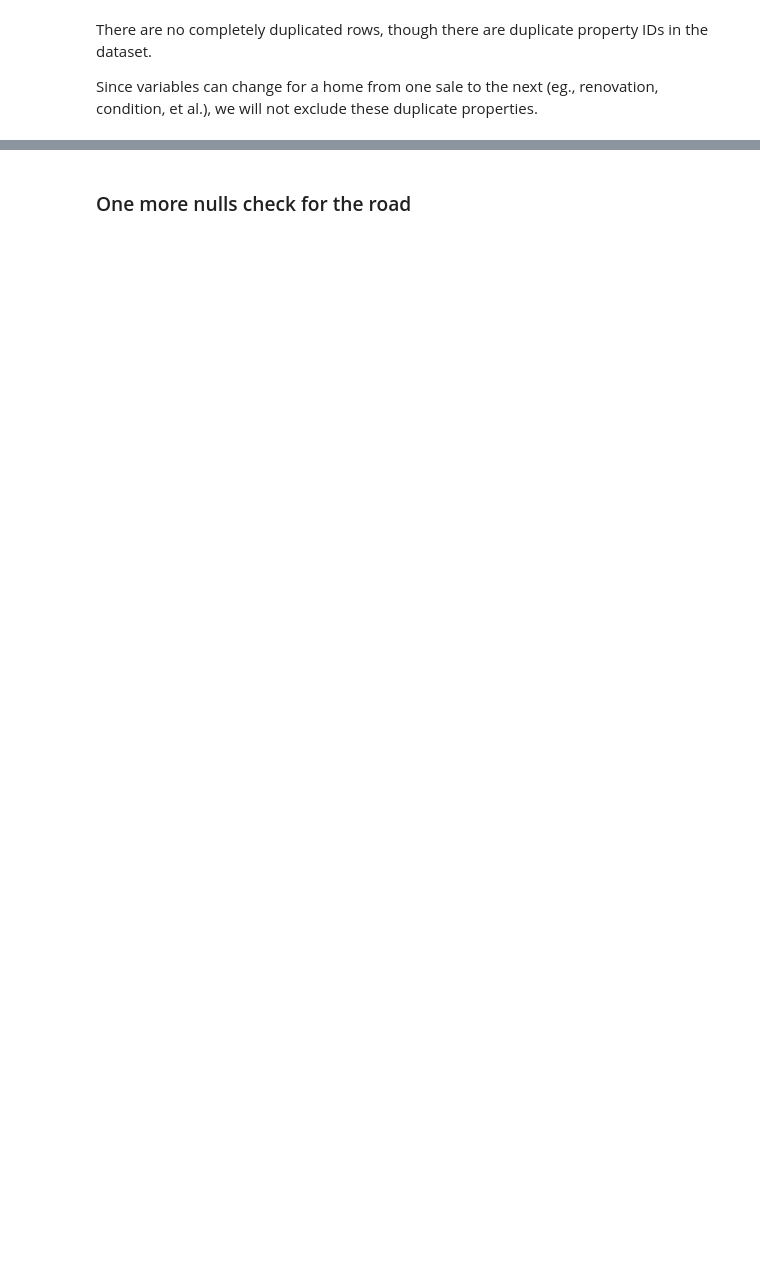
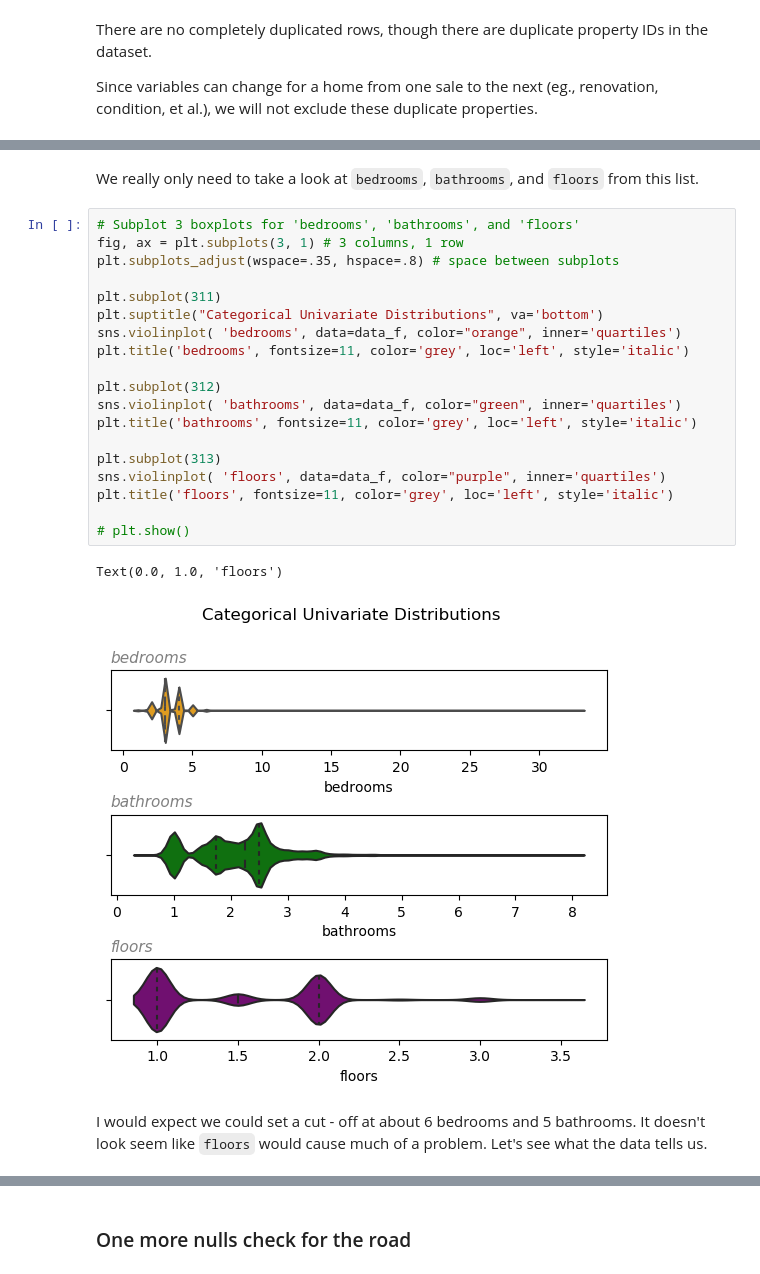
Before and after one commit to jammy-bot/dsc-mod-2-project-v2-1-online-ds-ft-120919, a Jupyter notebook: 1-obtain-and scrub.ipynb, the cells around one changed output, grey strips where cells are left out. Drawn from its saved outputs; the diff is of its cells as text; blank space fills up the shorter version.

```diff
--- a/1-obtain-and scrub.ipynb
+++ b/1-obtain-and scrub.ipynb
@@ -527,0 +636,26 @@ data_f.drop(columns='yr_renovated', inplace=True)
+# %% [markdown]
+We really only need to take a look at `bedrooms`, `bathrooms`, and `floors` from this list.
+# %%
+# Subplot 3 boxplots for 'bedrooms', 'bathrooms', and 'floors'
+fig, ax = plt.subplots(3, 1) # 3 columns, 1 row
+plt.subplots_adjust(wspace=.35, hspace=.8) # space between subplots
+
+plt.subplot(311)
+plt.suptitle("Categorical Univariate Distributions", va='bottom')
+sns.violinplot( 'bedrooms', data=data_f, color="orange", inner='quartiles')
+plt.title('bedrooms', fontsize=11, color='grey', loc='left', style='italic')
+
+plt.subplot(312)
+sns.violinplot( 'bathrooms', data=data_f, color="green", inner='quartiles')
+plt.title('bathrooms', fontsize=11, color='grey', loc='left', style='italic')
+
+plt.subplot(313)
+sns.violinplot( 'floors', data=data_f, color="purple", inner='quartiles')
+plt.title('floors', fontsize=11, color='grey', loc='left', style='italic')
+
+# plt.show()
+# %% [output]
+Text(0.0, 1.0, 'floors')
+[figure, added]
+# %% [markdown]
+I would expect we could set a cut - off at about 6 bedrooms and 5 bathrooms. It doesn't look seem like `floors` would cause much of a problem. Let's see what the data tells us.
```
Also changed, not shown: parts of 93 cells of this notebook, 8 other files.
